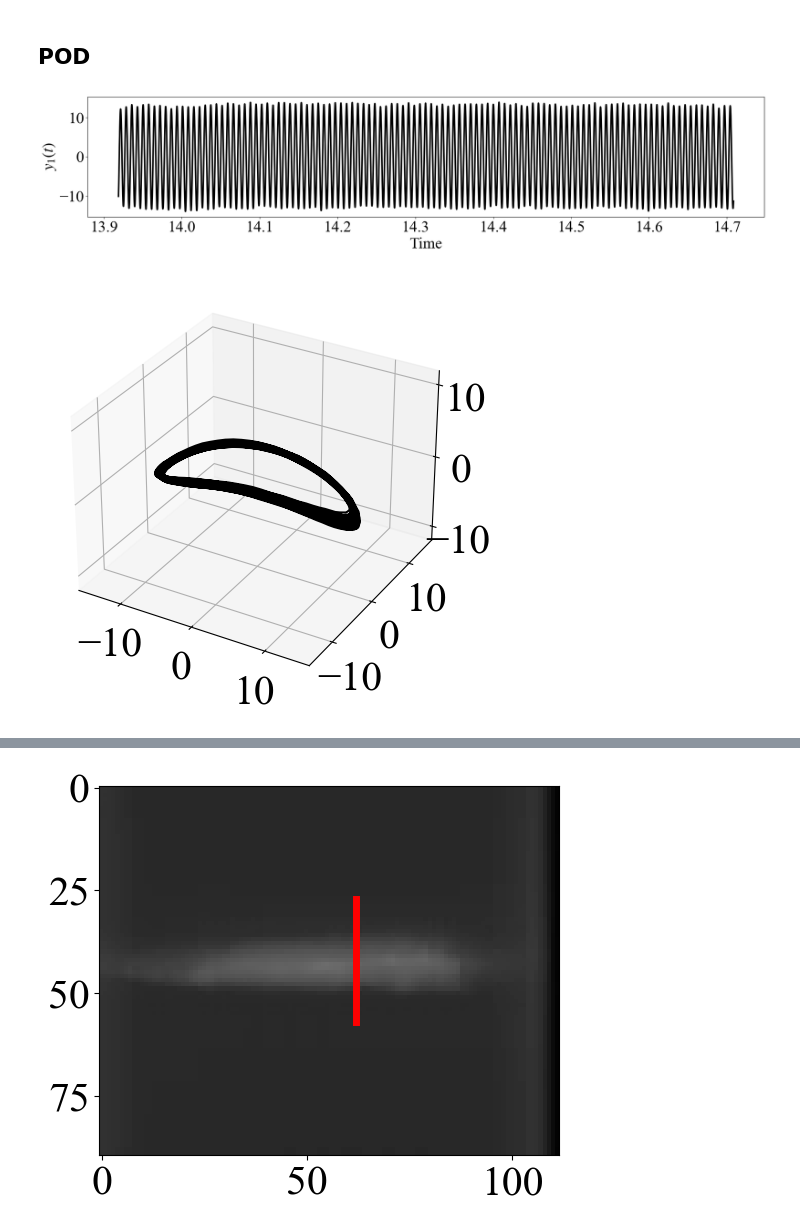
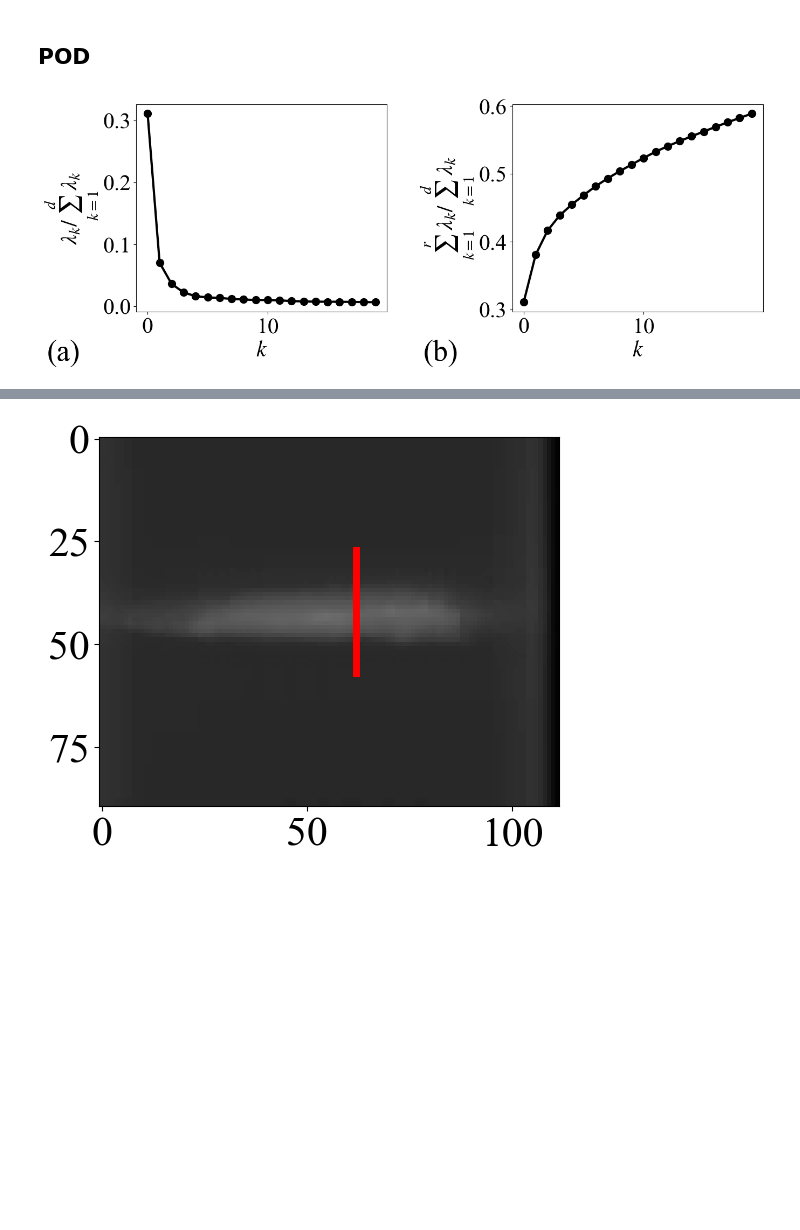
Before and after one commit to TakumiInoue0628/DDM-VFS, a Jupyter notebook: src/POD/MRI8_NVF4_10mm_0p2mmVVV.ipynb, the cells around one changed output, grey strips where cells are left out. Saved outputs shown, nothing was run; the diff lists cells and outputs as text; code cells hidden in the pictures; blank space fills up the shorter version.

```diff
--- a/src/POD/MRI8_NVF4_10mm_0p2mmVVV.ipynb
+++ b/src/POD/MRI8_NVF4_10mm_0p2mmVVV.ipynb
@@ -383,25 +451,20 @@ class Figure():
-# %%
-fig = Figure({
-            'font.family':'Times New Roman',
-            'mathtext.fontset':'stix',
-            'font.size':30,
-            })
-
-fig.timeseries(data=principal_components_vf[:, 0], t=video_vf_t_data_pp, start=50, stop=-50,
-                figsize=(20, 5), linestyle='-', c='k', lw='3',
-                title=None, title_loc='center',
-                xlabel='Time', ylabel=r'$y_1(t)$',
-                save_png=None, save_eps=None)
-
-fig = plt.figure(figsize = (5, 5))
-ax = fig.add_subplot(projection='3d')
-ax.plot(principal_components_vf[50:-50, 0], principal_components_vf[50:-50, 1], principal_components_vf[50:-50, 2], c='k')
-ax.set_aspect('equal', 'datalim')
-plt.tight_layout()
-plt.show()
-# %% [output]
-[figure, removed]
-[figure, removed]
+# %%
+fig = Figure({
+            'font.family':'Times New Roman',
+            'mathtext.fontset':'stix',
+            'font.size':30,
+            })
+
+fig.eigenvalue_rate(eigenvalue_rate=POD_vf.lam_rate, eigenvalue_rate_cumsum=POD_vf.lam_rate_cumsum, n=20,
+                    figsize=(15, 5), width_ratios=[1, 1], wspace=0.5,
+                    title0=None, title1=None,
+                    title_loc0=None, title_loc1=None,
+                    linestyle0='-', c0='k', lw0=3, m0='o', ms0=10, xlabel0=r'$k$', ylabel0=r'$\lambda_k  /  \sum_{k=1}^{d} \lambda_k$', label0=None,
+                    linestyle1='-', c1='k', lw1=3, m1='o', ms1=10, xlabel1=r'$k$', ylabel1=r'$\sum_{k=1}^{r} \lambda_k  /  \sum_{k=1}^{d} \lambda_k$', label1=None,
+                    panel_list = ['(a)', '(b)'], panel_xy_list=[(0.42, 0.95), (0.42, 0.95)], panel_fontsize=40,
+                    save_png=None, save_eps=None)
+# %% [output]
+[figure, added]
 # %%
 fig = Figure({
             'font.family':'Times New Roman',
```
Also changed, not shown: parts of 6 cells of this notebook.
